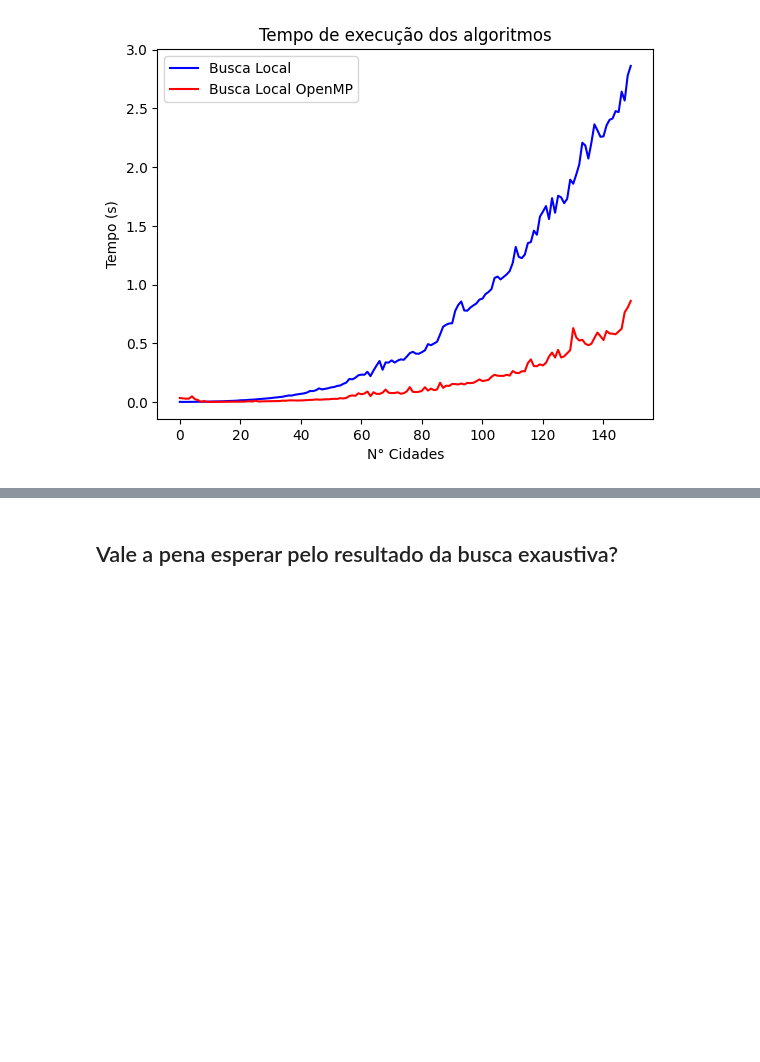
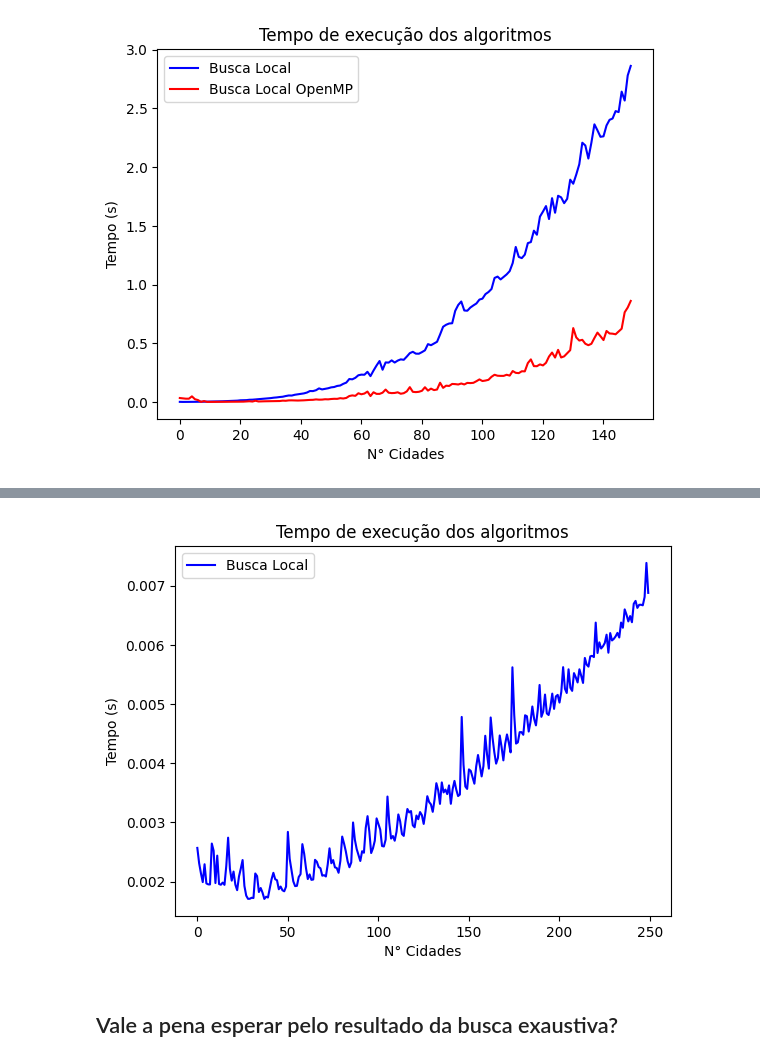
Before and after one commit to leonardodma/supercompproj, a Jupyter notebook: relatorio.ipynb, the cells around one changed output, grey strips where cells are left out. Saved outputs shown, nothing was run; the diff lists cells and outputs as text; code cells hidden in the pictures; blank space fills up the shorter version.

```diff
--- a/relatorio.ipynb
+++ b/relatorio.ipynb
@@ -76,6 +76,7 @@ def plot_local_search(n=100):
     plt.title("Tempo de execução dos algoritmos")
     plt.show()
 
+
 def plot_global_search(n=7):
     buscal_exaustiva = []
     busca_local_openmp = []
@@ -95,6 +96,24 @@ def plot_global_search(n=7):
     plt.ylabel("Tempo (s)")
     plt.title("Tempo de execução dos algoritmos")
     plt.show()
+
+
+def compare_gpu_cpu(n=250):
+    buscal_local = []
+    buscal_local_gpu = []
+
+    for i in range(0, n):
+        buscal_local.append(run("busca-local/exec", f"entradas/in-{i}.txt"))
+        # buscal_local_gpu.append(run("busca-local-gpu/exec", f"entradas/in-{i}.txt"))
+
+    # Plot results
+    plt.plot(buscal_local, label="Busca Local", color="blue")
+    # plt.plot(buscal_local_gpu, label="Busca Local GPU", color="green")
+    plt.legend()
+    plt.xlabel("N° Cidades")
+    plt.ylabel("Tempo (s)")
+    plt.title("Tempo de execução dos algoritmos")
+    plt.show()
 # %% [markdown]
 ## Se você pudesse escolher um método para resolver este problema, qual seria?
 # %%
@@ -106,3 +131,7 @@ De posse dos resultados obtidos no gráfico acima, é possível notar que a solu
+# %%
+compare_gpu_cpu()
+# %% [output]
+[figure, added]
 # %% [markdown]
 ## Vale a pena esperar pelo resultado da busca exaustiva?
 # %%
```
Also changed, not shown: parts of 5 cells of this notebook, 2 other files.
